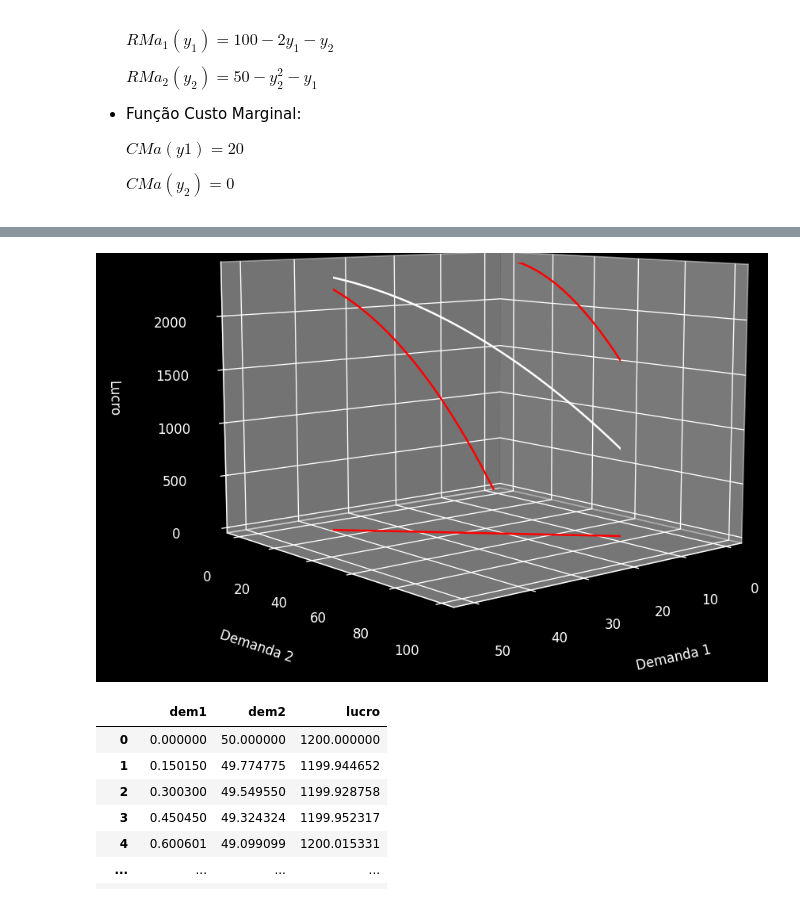
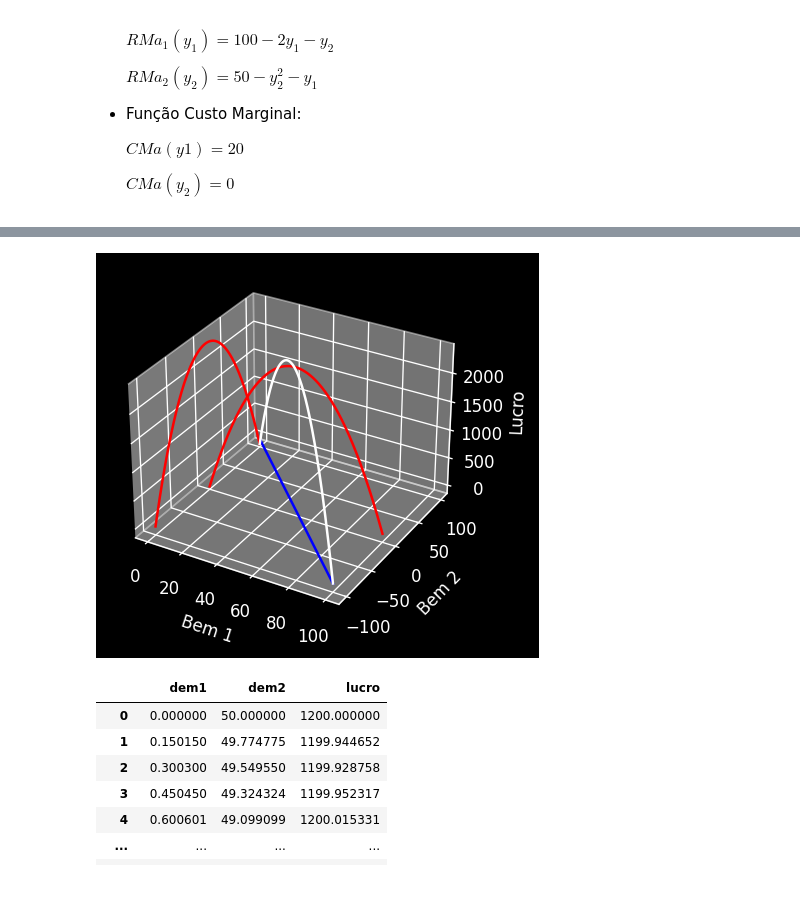
Before and after one commit to brunoruas2/Meus_Estudos, a Jupyter notebook: Microeconomia/Microeconomics - Hal Varian/models/varian_26.6_tarifas_bipartidas.ipynb, the cells around one changed output, grey strips where cells are left out. Drawn from its saved outputs; the diff is of its cells as text; code cells hidden in the pictures.

```diff
--- a/Microeconomia/Microeconomics - Hal Varian/models/varian_26.6_tarifas_bipartidas.ipynb
+++ b/Microeconomia/Microeconomics - Hal Varian/models/varian_26.6_tarifas_bipartidas.ipynb
@@ -81,14 +81,27 @@ def lucro2(y1,y2,cf2,cv2):
 
 def lucro(y1,y2,cf1,cf2,cv1,cv2):
 	return lucro1(y1,y2,cf1,cv1) + lucro2(y1,y2,cf2,cv2)
+# %%
+# Montando todas as cestas dos dois bens
+
+cestas = pd.DataFrame()
+for i in range(0,101,1):
+	for j in range(0,101,1):
+		cesta = [[i,j]]
+		cestas = cestas.append(cesta)
+
+cestas.columns = ['y1','y2']
 # %%
 # Dados do modelo
-x = np.linspace(0,150,1000) # espaco linear
 
 data = pd.DataFrame()
-data['dem1'] = x
-data['dem2'] = dem2(data['dem1'],x)
-data['dem2'] = data['dem2'].apply(lambda x: 0 if x <= 0 else x)
+data['dem1'] = cestas['y1']
+data['dem2'] = cestas['y2']
+data['dem1'] = dem1(data['dem2'],x)
+#data['dem2'] = data['dem2'].apply(lambda x: 0 if x <= 0 else x)
+#data['dem1'] = data['dem1'].apply(lambda x: 0 if x <= 0 else x)
+
 data['lucro'] = lucro(data['dem1'],data['dem2'],0,0,1,1)
-data = data[data['lucro'] >= 0]
-data = data[data['dem2'] > 0]
+#data = data[data['lucro'] >= 0]
+
+data
@@ -95,35 +122,35 @@ data = data[data['dem2'] > 0]
 # %%
 # Gerando o gráfico
 fig = plt.figure(dpi=120)
 
 ax = plt.axes(projection='3d')
 ax.grid(color='gray',linewidth=.2)
 
 # plot labels
 ax.set_zlabel('Lucro')
-ax.set_xlabel('Demanda 1')
-ax.set_ylabel('Demanda 2')
+ax.set_xlabel('Bem 1')
+ax.set_ylabel('Bem 2')
 
 # data from a 3d line plot
 zline = data['lucro']
 xline = data['dem1']
 yline = data['dem2']
 
 # shadows lines
-ax.plot(xline,yline, zs=0, zdir='z', color='red')
+ax.plot(xline,yline, zs=0, zdir='z', color='blue')
 ax.plot(xline,zline, zs=0, zdir='y', color='red')
 ax.plot(yline,zline, zs=0, zdir='x', color='red')
 
 # set the view
-ax.azim = 50
-ax.dist = 5
-ax.elev = 8
+#ax.azim = 50
+#ax.dist = 5
+#ax.elev = 8
 
 ax.plot3D(xline,yline,zline, 'white')
 
 plt.show()
 # %% [output]
-[figure, old version]
+[figure, new version]
 # %%
 data
 # %% [output]
```
Also changed, not shown: parts of 1 cell of this notebook.
